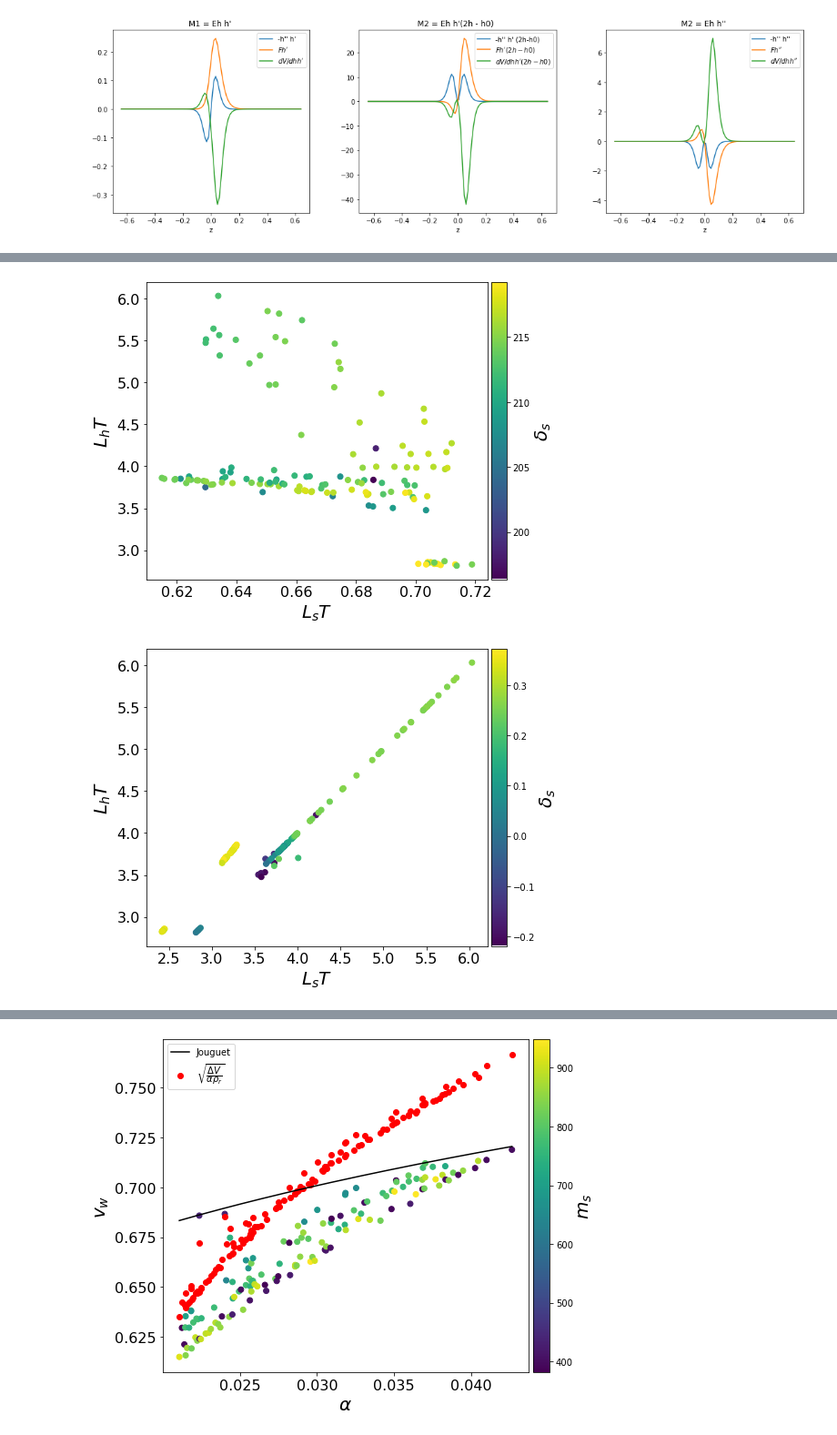
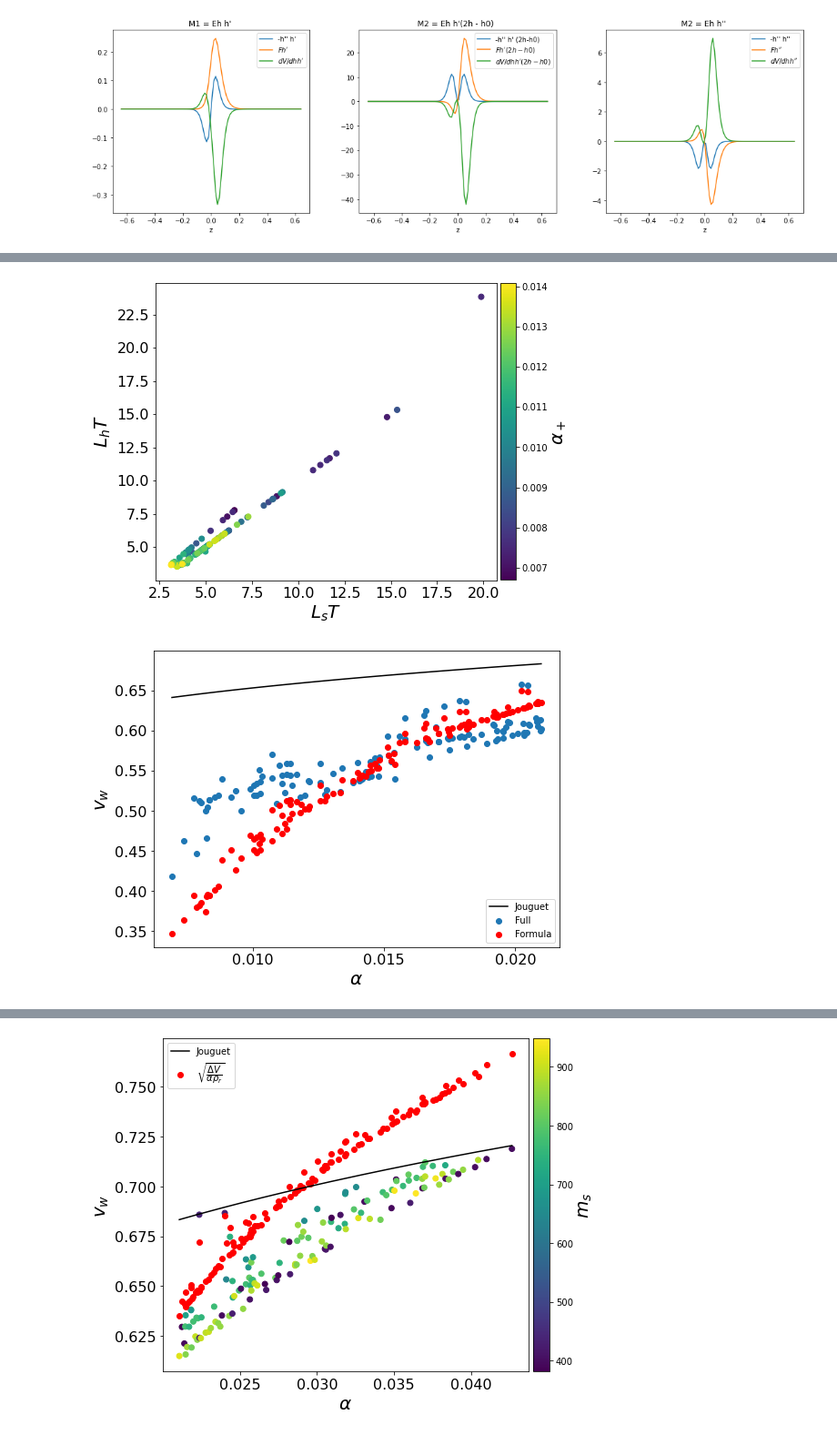
Before and after one commit to PB-316/Z_2breaking-PT-BAU, a Jupyter notebook: wall_veclocity_Z2_breaking.ipynb, the cells around one changed output, grey strips where cells are left out. Shown at 91% size. Cells and saved outputs as stored; diff of their text form; code cells hidden in the pictures.

```diff
--- a/wall_veclocity_Z2_breaking.ipynb
+++ b/wall_veclocity_Z2_breaking.ipynb
@@ -2164,46 +2188,47 @@ plt.show()
 # %%
-df=pd.read_csv("SCANS/Z2_breaking_sols.csv",index_col=[0]).sort_values("alpha_max").drop_duplicates()
+df=pd.read_csv("SCANS/Z2_breaking_sols_total.csv",index_col=[0]).sort_values("alpha_max").drop_duplicates()
 
 thick_size=16
 label_size=20
 
 
-plt.scatter(df.vw,df.Lh*df.Tnuc_0,c=df.h0)
+plt.scatter(df.Ls*df.Tnuc_0,df.Lh*df.Tnuc_0,c=df.alpha_p)
 #plt.xlim(2.3,6.3)
 #plt.ylim(2.3,6.3)
 #plt.scatter(df.alpha_0,df.vwf_0)
 #plt.colorbar()
-plt.colorbar(orientation="vertical",pad=0.01).set_label( label="$\\delta_s$", size=label_size, weight='bold')
+plt.colorbar(orientation="vertical",pad=0.01).set_label( label="$\\alpha_+$", size=label_size, weight='bold')
 
 plt.xlabel("$L_s T$",size=label_size)
 plt.ylabel("$L_h T$",size=label_size)
 plt.xticks(fontsize=thick_size)
 plt.yticks(fontsize=thick_size)
-plt.locator_params(axis="x", nbins=6)
+#plt.locator_params(axis="x", nbins=6)
 #plt.title("$\\lambda_{s}=1$",size=label_size)
 plt.show()
 # %% [output]
-[figure, old version]
+[figure, new version]
 # %%
-df=pd.read_csv("SCANS/Z2_breaking_sols.csv",index_col=[0]).sort_values("alpha_max").drop_duplicates()
+df=pd.read_csv("SCANS/Z2_breaking_sols_total.csv",index_col=[0]).sort_values("alpha_max").drop_duplicates()
+
 
 thick_size=16
 label_size=20
 
 
-plt.scatter(df.Ls*df.Tnuc_0,df.Lh*df.Tnuc_0,c=df.ds)
-#plt.xlim(2.3,6.3)
-#plt.ylim(2.3,6.3)
-#plt.scatter(df.alpha_0,df.vwf_0)
-#plt.colorbar()
-plt.colorbar(orientation="vertical",pad=0.01).set_label( label="$\\delta_s$", size=label_size, weight='bold')
+plt.scatter(df.alpha_0,df.vw,label="Full")
+#plt.colorbar(orientation="vertical",pad=0.01).set_label( label="$m_s$", size=label_size, weight='bold')
+plt.scatter(df.alpha_0,df.vwf_0,c="r",label="Formula")
+plt.plot(df.alpha_0,df.xi_J_0,c="k",label="Jouguet")
 
-plt.xlabel("$L_s T$",size=label_size)
-plt.ylabel("$L_h T$",size=label_size)
+
+plt.xlabel("$\\alpha$",size=label_size)
+plt.ylabel("$v_w$",size=label_size)
 plt.xticks(fontsize=thick_size)
 plt.yticks(fontsize=thick_size)
-#plt.locator_params(axis="x", nbins=6)
+plt.locator_params(axis="x", nbins=6)
 #plt.title("$\\lambda_{s}=1$",size=label_size)
+plt.legend()
 plt.show()
 # %% [output]
-[figure, old version]
+[figure, new version]
```
Also changed, not shown: parts of 8 cells of this notebook, 17 other files.
